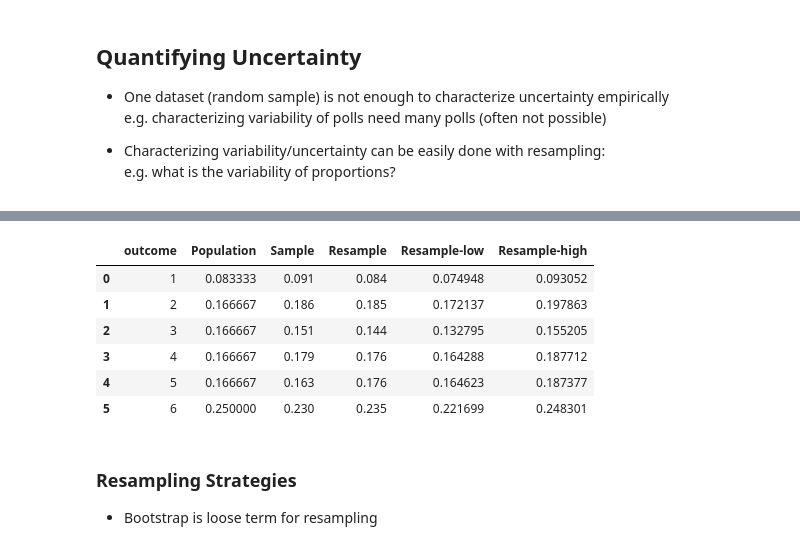
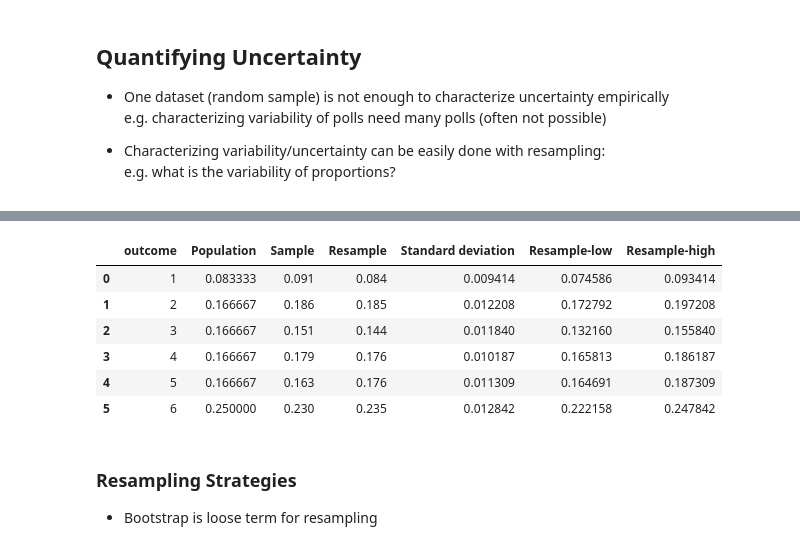
Before and after one commit to edensunyidan/pstat-134-fall-2021, a Jupyter notebook: lecture-notes/03-Distributions-Histograms-and-Bootstrap.ipynb, the cells around one changed output, grey strips where cells are left out. Cells and saved outputs as stored; diff of their text form; code cells hidden in the pictures.

```diff
--- a/lecture-notes/03-Distributions-Histograms-and-Bootstrap.ipynb
+++ b/lecture-notes/03-Distributions-Histograms-and-Bootstrap.ipynb
@@ -447,16 +466,17 @@ array([[0.084, 0.186, 0.145, 0.192, 0.17 , 0.223],
 # %%
 uncertainty = np.std(repeat_resampling, 0)
+pmfs['Standard deviation'] = uncertainty
 pmfs['Resample-low'] = pmfs['Resample'] - uncertainty
 pmfs['Resample-high'] = pmfs['Resample'] + uncertainty
 pmfs
 # %% [output]
-|  | outcome | Population | Sample | Resample | Resample-low | Resample-high |
-| 0 | 1 | 0.083333 | 0.091 | 0.084 | 0.074948 | 0.093052 |
-| 1 | 2 | 0.166667 | 0.186 | 0.185 | 0.172137 | 0.197863 |
-| 2 | 3 | 0.166667 | 0.151 | 0.144 | 0.132795 | 0.155205 |
-| 3 | 4 | 0.166667 | 0.179 | 0.176 | 0.164288 | 0.187712 |
-| 4 | 5 | 0.166667 | 0.163 | 0.176 | 0.164623 | 0.187377 |
-| 5 | 6 | 0.250000 | 0.230 | 0.235 | 0.221699 | 0.248301 |
+|  | outcome | Population | Sample | Resample | Standard deviation | Resample-low | Resample-high |
+| 0 | 1 | 0.083333 | 0.091 | 0.084 | 0.009414 | 0.074586 | 0.093414 |
+| 1 | 2 | 0.166667 | 0.186 | 0.185 | 0.012208 | 0.172792 | 0.197208 |
+| 2 | 3 | 0.166667 | 0.151 | 0.144 | 0.011840 | 0.132160 | 0.155840 |
+| 3 | 4 | 0.166667 | 0.179 | 0.176 | 0.010187 | 0.165813 | 0.186187 |
+| 4 | 5 | 0.166667 | 0.163 | 0.176 | 0.011309 | 0.164691 | 0.187309 |
+| 5 | 6 | 0.250000 | 0.230 | 0.235 | 0.012842 | 0.222158 | 0.247842 |
 # %% [markdown]
 ### Resampling Strategies
 
```
Also changed, not shown: parts of 21 cells of this notebook, 3 other files.
